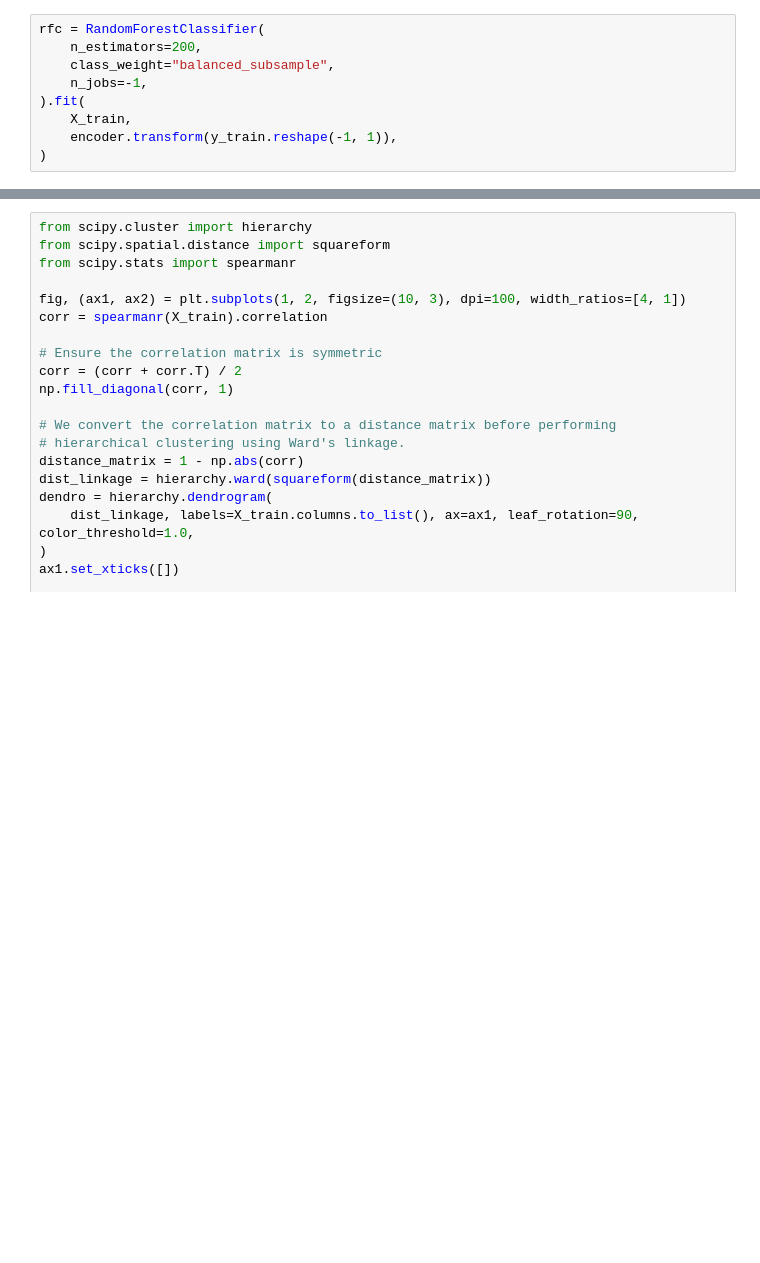
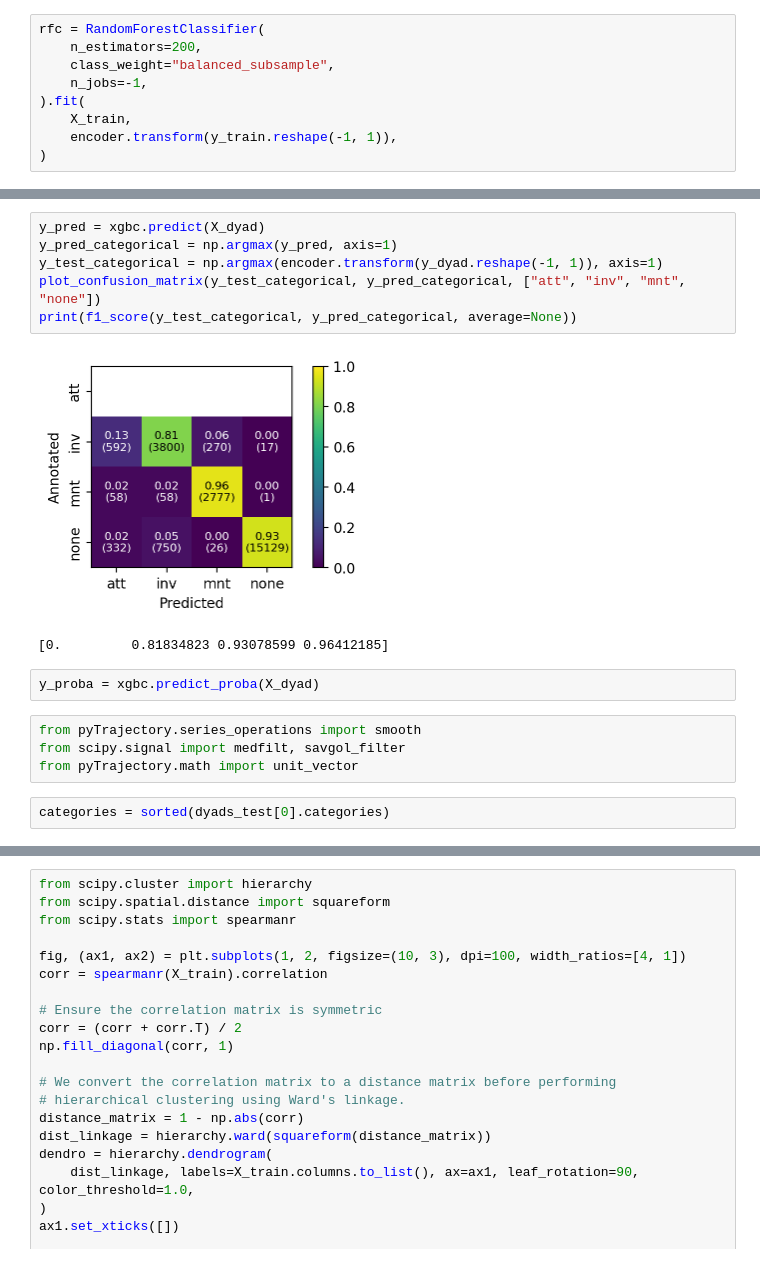
Before and after one commit to pnuehrenberg/vassi, a Jupyter notebook: examples/features.ipynb, the cells around one changed output, grey strips where cells are left out. Cells and saved outputs as stored; diff of their text form; blank space fills up the shorter version.

```diff
--- a/examples/features.ipynb
+++ b/examples/features.ipynb
@@ -411,0 +390,17 @@ rfc = RandomForestClassifier(
+# %%
+y_pred = xgbc.predict(X_dyad)
+y_pred_categorical = np.argmax(y_pred, axis=1)
+y_test_categorical = np.argmax(encoder.transform(y_dyad.reshape(-1, 1)), axis=1)
+plot_confusion_matrix(y_test_categorical, y_pred_categorical, ["att", "inv", "mnt", "none"])
+print(f1_score(y_test_categorical, y_pred_categorical, average=None))
+# %% [output]
+[figure, added]
+[0.         0.81834823 0.93078599 0.96412185]
+# %%
+y_proba = xgbc.predict_proba(X_dyad)
+# %%
+from pyTrajectory.series_operations import smooth
+from scipy.signal import medfilt, savgol_filter
+from pyTrajectory.math import unit_vector
+# %%
+categories = sorted(dyads_test[0].categories)
```
Also changed, not shown: parts of 52 cells of this notebook, 21 other files.
